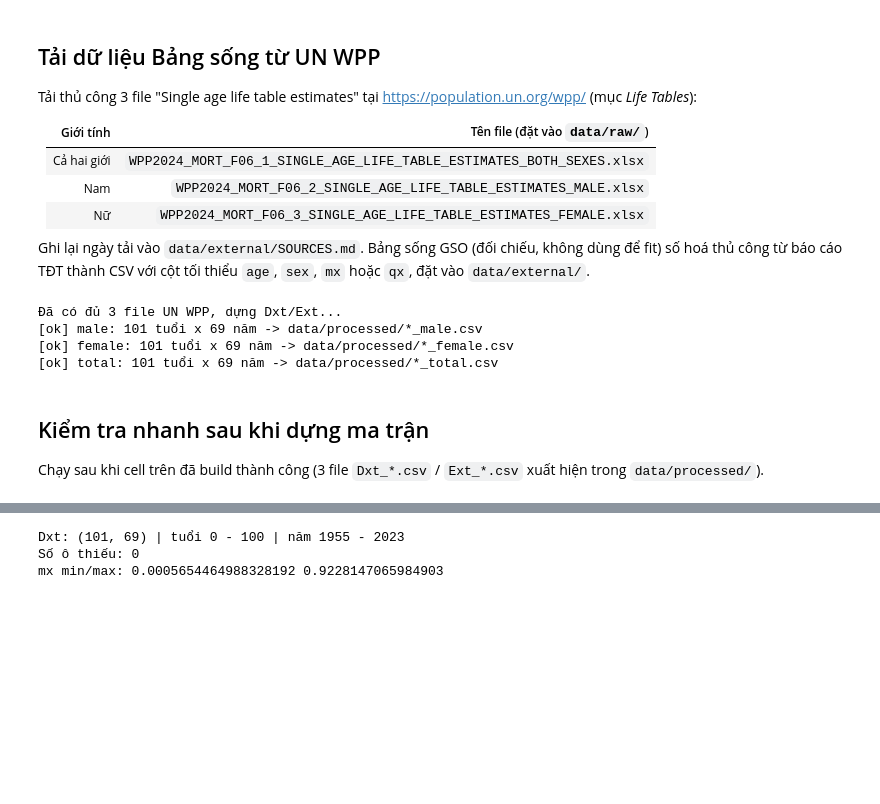
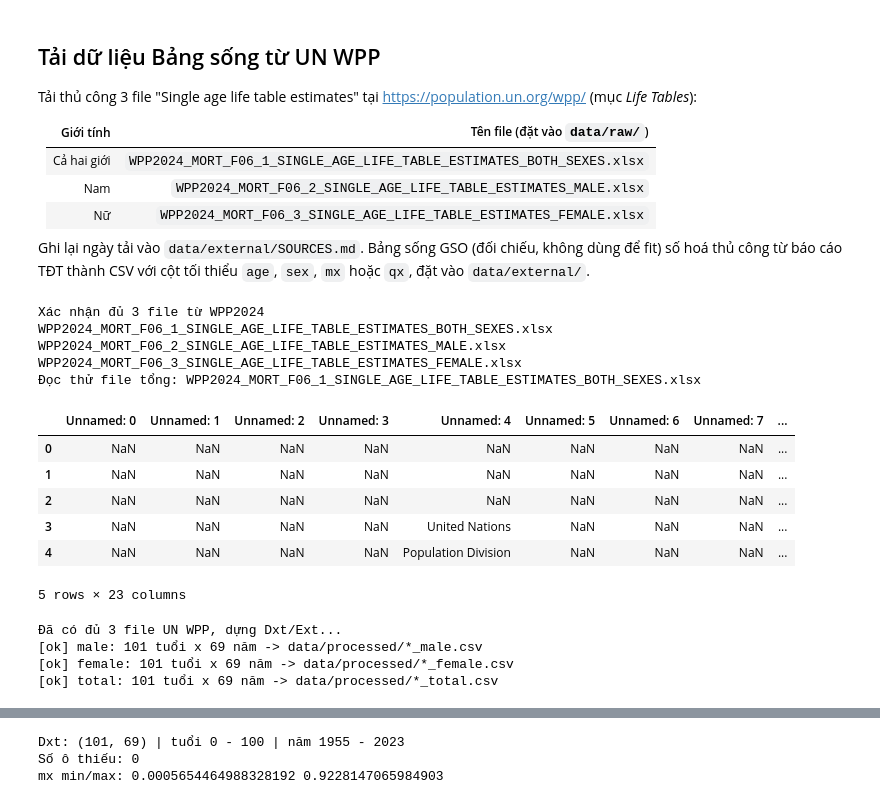
Before and after one commit to huunt2610/mortality_model, a Jupyter notebook: notebooks/01_data_collection.ipynb, the cells around one changed output, grey strips where cells are left out. Saved outputs shown, nothing was run; the diff lists cells and outputs as text; code cells hidden in the pictures; blank space fills up the shorter version.

```diff
--- a/notebooks/01_data_collection.ipynb
+++ b/notebooks/01_data_collection.ipynb
@@ -33,4 +33,34 @@ if not (ROOT / "src").exists():
     ROOT = ROOT.parent
 if str(ROOT) not in sys.path:
     sys.path.insert(0, str(ROOT))
+# %%
+from src.config import DATA_RAW, DATA_PROCESSED, load_params
+from src.data.make_dataset import WPP_FILES
+import pandas as pd
+
+cfg = load_params()
+list_files = [f for f in WPP_FILES.values() if (DATA_RAW / f).exists()]
+if len(list_files) == 3:
+    print("Xác nhận đủ 3 file từ WPP2024")
+    for f in list_files:
+        print(f)
+else:
+    print("Thiếu file!")
+
+print("Đọc thử file tổng: WPP2024_MORT_F06_1_SINGLE_AGE_LIFE_TABLE_ESTIMATES_BOTH_SEXES.xlsx")
+df = pd.read_excel(DATA_RAW / 'WPP2024_MORT_F06_1_SINGLE_AGE_LIFE_TABLE_ESTIMATES_BOTH_SEXES.xlsx', skiprows=16)
+df.head()
+# %% [output]
+Xác nhận đủ 3 file từ WPP2024
+WPP2024_MORT_F06_1_SINGLE_AGE_LIFE_TABLE_ESTIMATES_BOTH_SEXES.xlsx
+WPP2024_MORT_F06_2_SINGLE_AGE_LIFE_TABLE_ESTIMATES_MALE.xlsx
+WPP2024_MORT_F06_3_SINGLE_AGE_LIFE_TABLE_ESTIMATES_FEMALE.xlsx
+Đọc thử file tổng: WPP2024_MORT_F06_1_SINGLE_AGE_LIFE_TABLE_ESTIMATES_BOTH_SEXES.xlsx
+|  | Unnamed: 0 | Unnamed: 1 | Unnamed: 2 | Unnamed: 3 | Unnamed: 4 | Unnamed: 5 | Unnamed: 6 | Unnamed: 7 | ... |
+| 0 | NaN | NaN | NaN | NaN | NaN | NaN | NaN | NaN | ... |
+| 1 | NaN | NaN | NaN | NaN | NaN | NaN | NaN | NaN | ... |
+| 2 | NaN | NaN | NaN | NaN | NaN | NaN | NaN | NaN | ... |
+| 3 | NaN | NaN | NaN | NaN | United Nations | NaN | NaN | NaN | ... |
+| 4 | NaN | NaN | NaN | NaN | Population Division | NaN | NaN | NaN | ... |
+5 rows × 23 columns
 # %%
@@ -51,7 +79,3 @@ else:
 [ok] male: 101 tuổi x 69 năm -> data/processed/*_male.csv
 [ok] female: 101 tuổi x 69 năm -> data/processed/*_female.csv
 [ok] total: 101 tuổi x 69 năm -> data/processed/*_total.csv
-# %% [markdown]
-## Kiểm tra nhanh sau khi dựng ma trận
-
-Chạy sau khi cell trên đã build thành công (3 file `Dxt_*.csv` / `Ext_*.csv` xuất hiện trong `data/processed/`).
```
Also changed, not shown: parts of 3 cells of this notebook, 1 other file.
